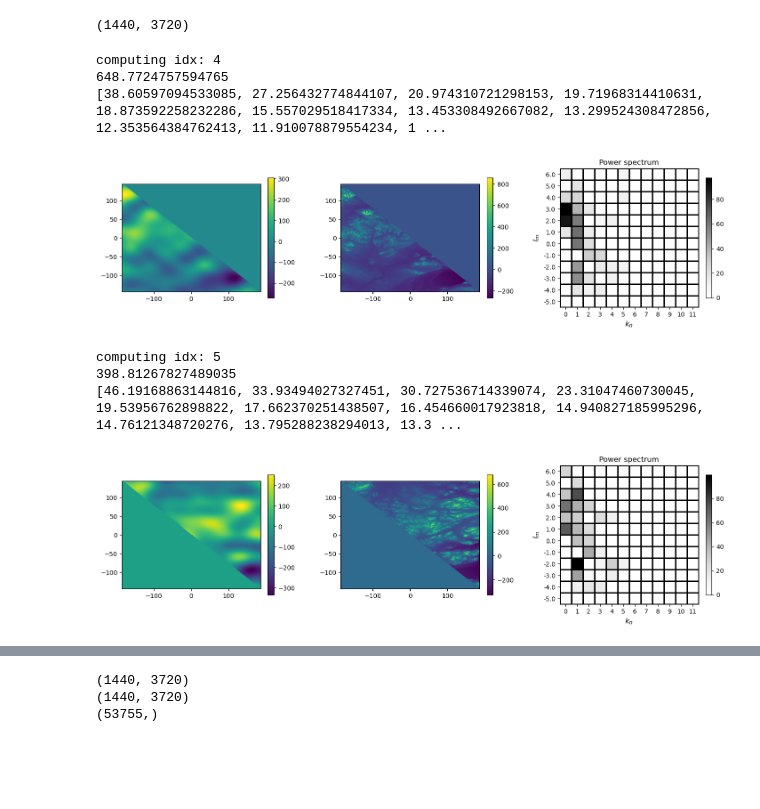
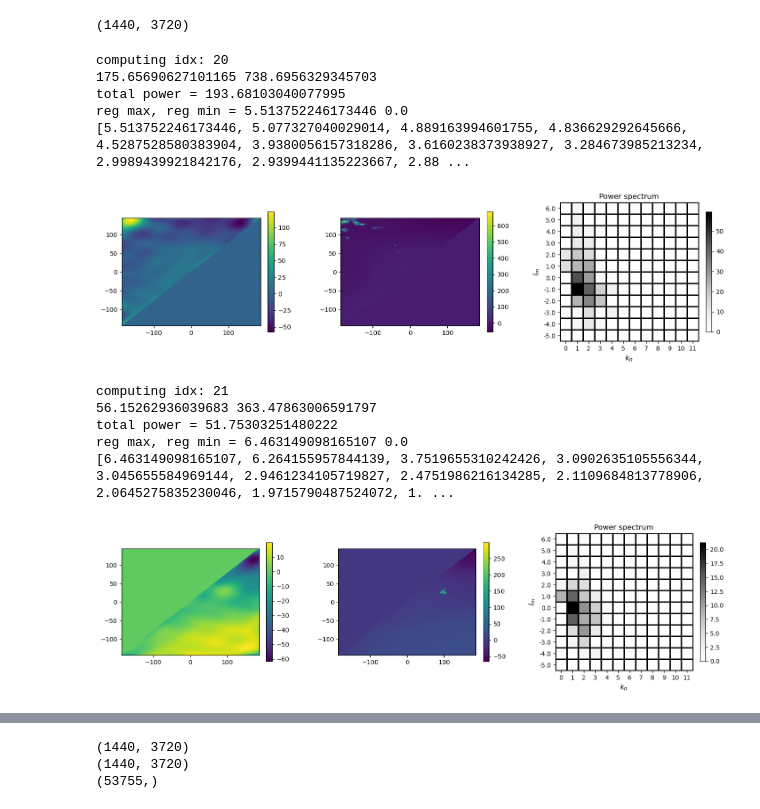
Before and after one commit to ray-chew/pyCSAM, a Jupyter notebook: notebooks/orog_delaunay.ipynb, the cells around one changed output, grey strips where cells are left out. Drawn from its saved outputs; the diff is of its cells as text; code cells hidden in the pictures; blank space fills up the shorter version.

```diff
--- a/notebooks/orog_delaunay.ipynb
+++ b/notebooks/orog_delaunay.ipynb
@@ -234,6 +234,7 @@ def get_lat_lon_segments(lat_verts, lon_verts, cell, topo):
     cell.lon = topo.lon[lon_min : lon_max]
 
     cell.topo = topo.topo[lat_min:lat_max, lon_min:lon_max]
+    cell.topo -= cell.topo.mean()
     cell.mask = cell.mask[lat_min:lat_max, lon_min:lon_max]
 
     cell.gen_mgrids()
@@ -266,6 +267,7 @@ def get_size(obj, seen=None):
         size += sum([get_size(i, seen) for i in obj])
     return size
 # %%
+importlib.reload(var)
 # Setup the Fourier parameters and object.
 nhi = 12
 nhj = 12
@@ -277,7 +279,17 @@ fobj = fourier.f_trans(nhi,nhj)
 
 all_cells = np.zeros(2, dtype='object')
 
-for cnt, idx in enumerate(range(4,6)):
+# for cnt, idx in enumerate(range(0,2)):
+# for cnt, idx in enumerate(range(2,4)):
+# for cnt, idx in enumerate(range(4,6)):
+# for cnt, idx in enumerate(range(6,8)):
+# for cnt, idx in enumerate(range(8,10)):
+# for cnt, idx in enumerate(range(10,12)):
+# for cnt, idx in enumerate(range(12,14)):
+# for cnt, idx in enumerate(range(14,16)):
+# for cnt, idx in enumerate(range(16,18)):
+# for cnt, idx in enumerate(range(18,20)):
+for cnt, idx in enumerate(range(20,22)):
     # initialise cell object
     cell = var.topo_cell()
 
@@ -296,67 +308,78 @@ for cnt, idx in enumerate(range(4,6)):
     fobj.do_full(cell)
     am, data_recons = lin_reg.do(fobj, cell, lmbda = 0.5)
 
+    dat_2D = reconstruction.recon_2D(data_recons, cell)
+
+    print(dat_2D.max() - dat_2D.min(), cell.topo_m.max() - cell.topo_m.min())
     fobj.get_freq_grid(am)
     freqs = np.abs(fobj.ampls)
 
     fq_cpy = np.copy(freqs)
     total_power = fq_cpy.sum()
-    print(total_power)
+    print("total power =", total_power)
+    print("reg max, reg min =", fq_cpy.max(), fq_cpy.min())
 
     indices = []
     max_ampls = []
-    for ii in range(50):
+    for ii in range(30):
         max_idx = np.unravel_index(fq_cpy.argmax(), fq_cpy.shape)
         indices.append(max_idx)
         max_ampls.append(fq_cpy[max_idx])
         max_val = fq_cpy[max_idx]
         fq_cpy[max_idx] = 0.0
 
-        # if sum(max_ampls) >= 0.5 * total_power:
-        #     break
+        if (sum(max_ampls) >= total_power):
+            break
+        # if sum(max_ampls) >= (total_power / 44000) * 44000:
+            # break
         if max_val < 0.01 * total_power:
+        # if max_ampls[-1] <= 0.1 * max_ampls[0]:
             break
 
 
-    print(max_ampls)
+    print(max_ampls, len(max_ampls))
     k_idxs = [pair[1] for pair in indices]
     l_idxs = [pair[0] for pair in indices]
 
     fobj.set_kls(k_idxs, l_idxs)
     fobj.do_full(cell)
 
-    am, data_recons = lin_reg.do(fobj, cell, lmbda = 1e-6)
+    am, data_recons = lin_reg.do(fobj, cell, lmbda = 1e-5)
 
     fobj.get_freq_grid(am)
     dat_2D = reconstruction.recon_2D(data_recons, cell)
 
     freqs = np.abs(fobj.ampls)
 
     analysis = var.analysis()
     analysis.get_attrs(fobj, freqs)
     analysis.recon = dat_2D
 
     cell.analysis = analysis
 
     topo_tri = cell.topo * cell.mask
     topo_tri -= topo_tri.mean()
 
     all_cells[cnt] = cell
 
     fs = (18,5)
     fig, axs = plt.subplots(1,3, figsize=fs)
     fig_obj = plotter.fig_obj(fig, fobj.nhar_i, fobj.nhar_j)
     axs[0] = fig_obj.phys_panel(axs[0], dat_2D)
     axs[1] = fig_obj.phys_panel(axs[1], topo_tri)
     axs[2] = fig_obj.freq_panel(axs[2], freqs)
     plt.show()
 # %% [output]
-computing idx: 4
-648.7724757594765
-[38.60597094533085, 27.256432774844107, 20.974310721298153, 19.71968314410631, 18.873592258232286, 15.557029518417334, 13.453308492667082, 13.299524308472856, 12.353564384762413, 11.910078879554234, 1 ...
+computing idx: 20
+175.65690627101165 738.6956329345703
+total power = 193.68103040077995
+reg max, reg min = 5.513752246173446 0.0
+[5.513752246173446, 5.077327040029014, 4.889163994601755, 4.836629292645666, 4.5287528580383904, 3.9380056157318286, 3.6160238373938927, 3.284673985213234, 2.9989439921842176, 2.9399441135223667, 2.88 ...
-[figure, old version]
+[figure, new version]
-computing idx: 5
-398.81267827489035
-[46.19168863144816, 33.93494027327451, 30.727536714339074, 23.31047460730045, 19.53956762898822, 17.662370251438507, 16.454660017923818, 14.940827185995296, 14.76121348720276, 13.795288238294013, 13.3 ...
+computing idx: 21
+56.15262936039683 363.47863006591797
+total power = 51.75303251480222
+reg max, reg min = 6.463149098165107 0.0
+[6.463149098165107, 6.264155957844139, 3.7519655310242426, 3.0902635105556344, 3.045655584969144, 2.9461234105719827, 2.4751986216134285, 2.1109684813778906, 2.0645275835230046, 1.9715790487524072, 1. ...
-[figure, old version]
+[figure, new version]
 # %%
```
Also changed, not shown: parts of 2 cells of this notebook, 2 other files.
